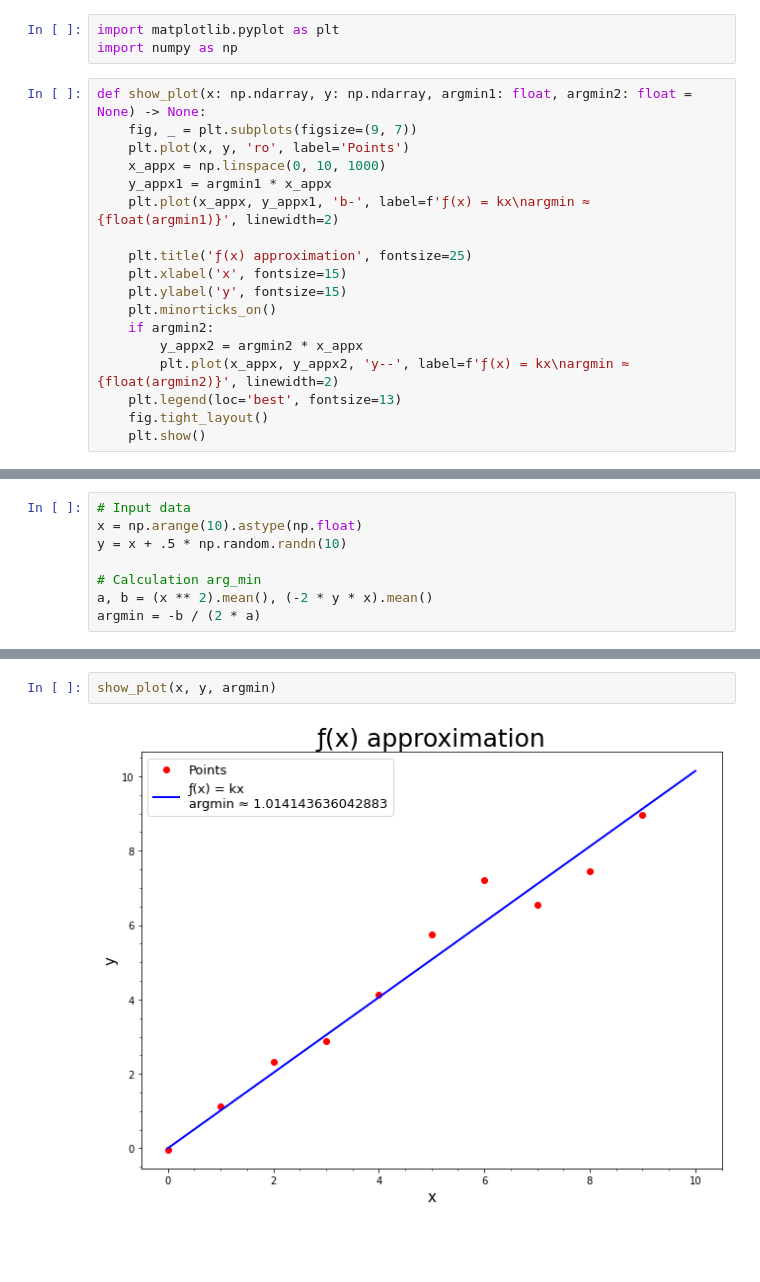
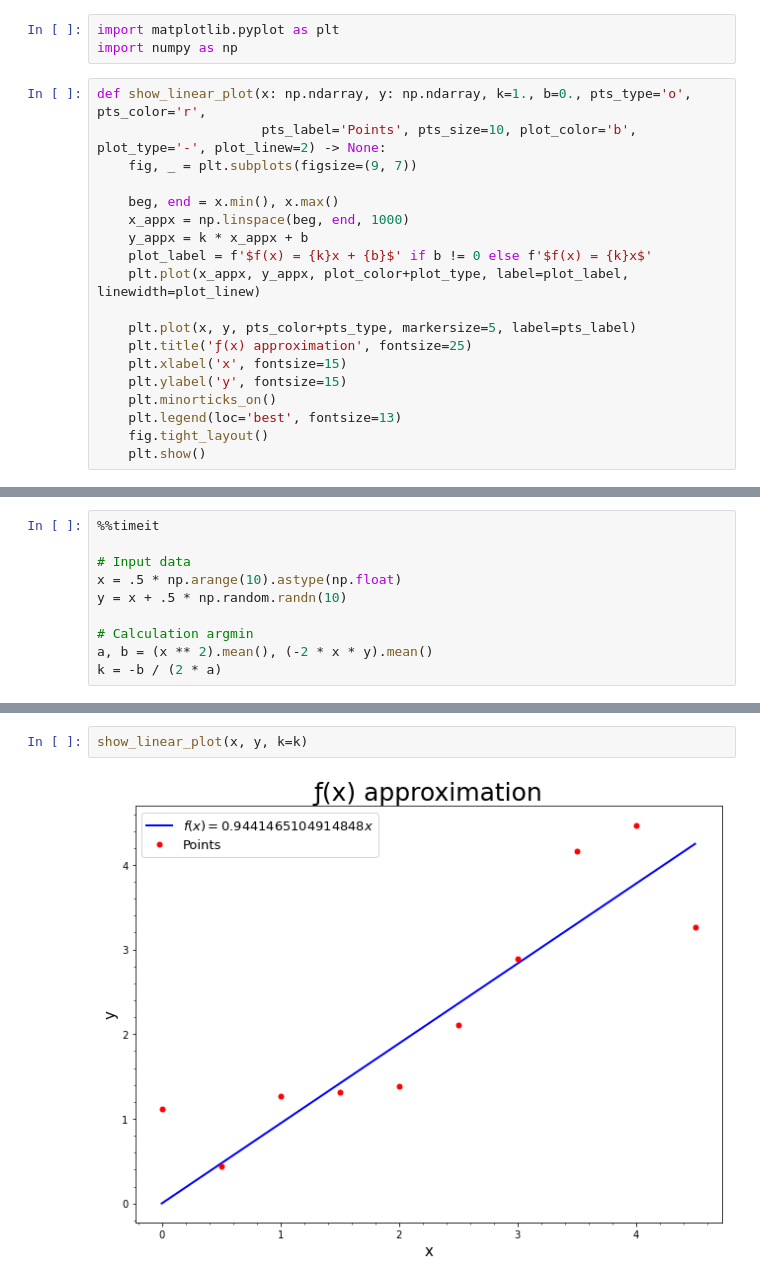
Before and after one commit to SaviDan245/ml-lessons, a Jupyter notebook: linear-approx/linear_approx.ipynb, the cells around one changed output, grey strips where cells are left out. Saved outputs shown, nothing was run; the diff lists cells and outputs as text; blank space fills up the shorter version.

```diff
--- a/linear-approx/linear_approx.ipynb
+++ b/linear-approx/linear_approx.ipynb
@@ -4,20 +4,21 @@
 import matplotlib.pyplot as plt
 import numpy as np
 # %%
-def show_plot(x: np.ndarray, y: np.ndarray, argmin1: float, argmin2: float = None) -> None:
+def show_linear_plot(x: np.ndarray, y: np.ndarray, k=1., b=0., pts_type='o', pts_color='r',
+                     pts_label='Points', pts_size=10, plot_color='b', plot_type='-', plot_linew=2) -> None:
     fig, _ = plt.subplots(figsize=(9, 7))
-    plt.plot(x, y, 'ro', label='Points')
-    x_appx = np.linspace(0, 10, 1000)
-    y_appx1 = argmin1 * x_appx
-    plt.plot(x_appx, y_appx1, 'b-', label=f'ƒ(x) = kx\nargmin ≈ {float(argmin1)}', linewidth=2)
 
+    beg, end = x.min(), x.max()
+    x_appx = np.linspace(beg, end, 1000)
+    y_appx = k * x_appx + b
+    plot_label = f'$f(x) = {k}x + {b}$' if b != 0 else f'$f(x) = {k}x$'
+    plt.plot(x_appx, y_appx, plot_color+plot_type, label=plot_label, linewidth=plot_linew)
+
+    plt.plot(x, y, pts_color+pts_type, markersize=5, label=pts_label)
     plt.title('ƒ(x) approximation', fontsize=25)
     plt.xlabel('x', fontsize=15)
     plt.ylabel('y', fontsize=15)
     plt.minorticks_on()
-    if argmin2:
-        y_appx2 = argmin2 * x_appx
-        plt.plot(x_appx, y_appx2, 'y--', label=f'ƒ(x) = kx\nargmin ≈ {float(argmin2)}', linewidth=2)
     plt.legend(loc='best', fontsize=13)
     fig.tight_layout()
     plt.show()
@@ -26,8 +27,10 @@ def show_plot(x: np.ndarray, y: np.ndarray, argmin1: float, argmin2: float = Non
 # %%
+%%timeit
+
 # Input data
-x = np.arange(10).astype(np.float)
+x = .5 * np.arange(10).astype(np.float)
 y = x + .5 * np.random.randn(10)
 
-# Сalculation arg_min
-a, b = (x ** 2).mean(), (-2 * y * x).mean()
-argmin = -b / (2 * a)
+# Сalculation argmin
+a, b = (x ** 2).mean(), (-2 * x * y).mean()
+k = -b / (2 * a)
@@ -34,4 +39,4 @@ argmin = -b / (2 * a)
-# %%
-show_plot(x, y, argmin)
-# %% [output]
-[figure, removed]
+# %%
+show_linear_plot(x, y, k=k)
+# %% [output]
+[figure, added]
```
Also changed, not shown: parts of 5 cells of this notebook.
